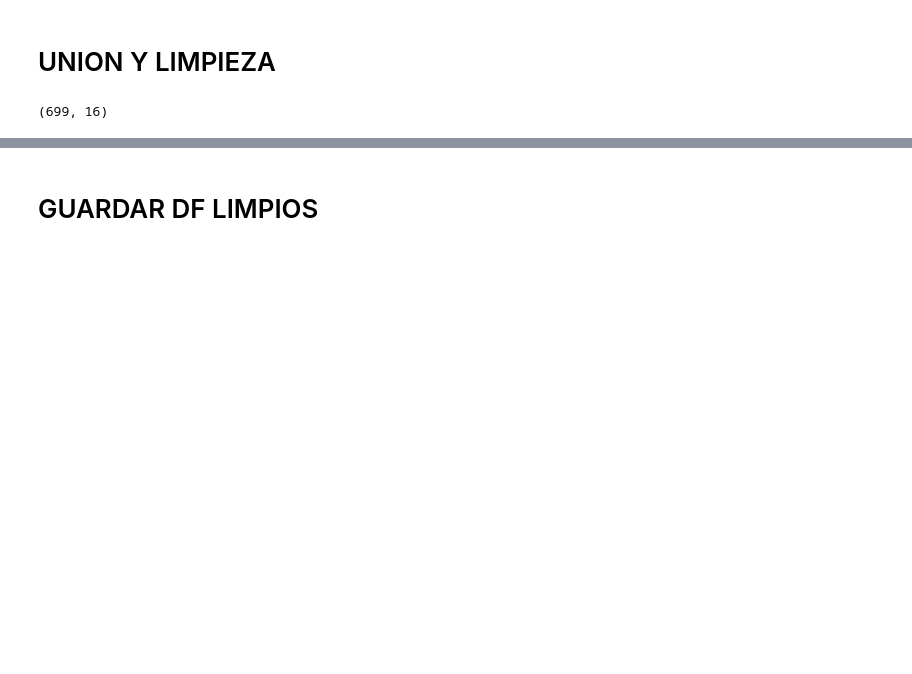
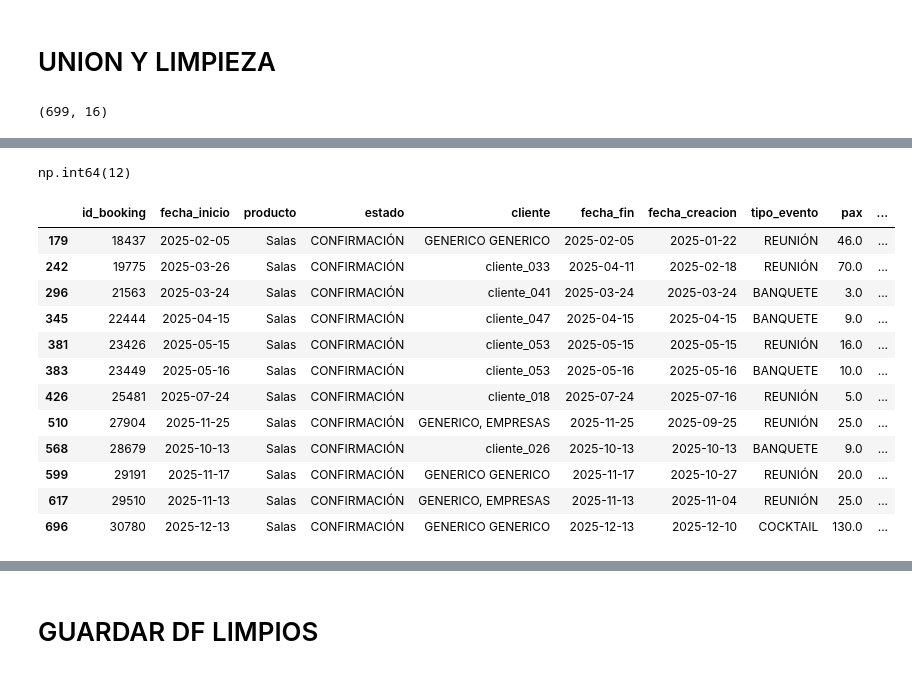
Before and after one commit to rinsunzaa/proyecto-da-promo-67-modulo-4-rocio, a Jupyter notebook: PROYECTO EVENTOS.ipynb, the cells around one changed output, grey strips where cells are left out. Drawn from its saved outputs; the diff is of its cells as text; code cells hidden in the pictures; blank space fills up the shorter version.

```diff
--- a/PROYECTO EVENTOS.ipynb
+++ b/PROYECTO EVENTOS.ipynb
@@ -445,0 +455,4 @@ print(df.shape)
+# %%
+df['fecha_inicio'] = df['fecha_inicio_x'].fillna(df['fecha_inicio_y'])
+df['cliente'] = df['cliente'].fillna(df['nombre_cliente'])
+df = df.drop(columns=['fecha_inicio_x', 'fecha_inicio_y', 'nombre_cliente'])
@@ -445,0 +468,4 @@ print(df.shape)
+# %%
+df = df[['id_booking', 'fecha_inicio', 'producto', 'estado', 'cliente',
+         'fecha_fin', 'fecha_creacion', 'tipo_evento', 'pax',
+         'total_evento', 'sala', 'fb', 'alojamiento']]
@@ -445,0 +490,2 @@ print(df.shape)
+# %%
+df[['total_evento','sala','fb','alojamiento']] = df[['total_evento','sala','fb','alojamiento']].fillna(0)
@@ -445,0 +510,2 @@ print(df.shape)
+# %%
+df['producto'] = df['producto'].fillna('Salas')
@@ -445,0 +521,21 @@ print(df.shape)
+# %%
+
+((df['total_evento'] == 0) & (df['estado'] == 'CONFIRMACIÓN')).sum()
+# %% [output]
+np.int64(12)
+# %%
+df[(df['total_evento'] == 0) & (df['estado'] == 'CONFIRMACIÓN')]
+# %% [output]
+|  | id_booking | fecha_inicio | producto | estado | cliente | fecha_fin | fecha_creacion | tipo_evento | pax | ... |
+| 179 | 18437 | 2025-02-05 | Salas | CONFIRMACIÓN | GENERICO GENERICO | 2025-02-05 | 2025-01-22 | REUNIÓN | 46.0 | ... |
+| 242 | 19775 | 2025-03-26 | Salas | CONFIRMACIÓN | cliente_033 | 2025-04-11 | 2025-02-18 | REUNIÓN | 70.0 | ... |
+| 296 | 21563 | 2025-03-24 | Salas | CONFIRMACIÓN | cliente_041 | 2025-03-24 | 2025-03-24 | BANQUETE | 3.0 | ... |
+| 345 | 22444 | 2025-04-15 | Salas | CONFIRMACIÓN | cliente_047 | 2025-04-15 | 2025-04-15 | BANQUETE | 9.0 | ... |
+| 381 | 23426 | 2025-05-15 | Salas | CONFIRMACIÓN | cliente_053 | 2025-05-15 | 2025-05-15 | REUNIÓN | 16.0 | ... |
+| 383 | 23449 | 2025-05-16 | Salas | CONFIRMACIÓN | cliente_053 | 2025-05-16 | 2025-05-16 | BANQUETE | 10.0 | ... |
+| 426 | 25481 | 2025-07-24 | Salas | CONFIRMACIÓN | cliente_018 | 2025-07-24 | 2025-07-16 | REUNIÓN | 5.0 | ... |
+| 510 | 27904 | 2025-11-25 | Salas | CONFIRMACIÓN | GENERICO, EMPRESAS | 2025-11-25 | 2025-09-25 | REUNIÓN | 25.0 | ... |
+| 568 | 28679 | 2025-10-13 | Salas | CONFIRMACIÓN | cliente_026 | 2025-10-13 | 2025-10-13 | BANQUETE | 9.0 | ... |
+| 599 | 29191 | 2025-11-17 | Salas | CONFIRMACIÓN | GENERICO GENERICO | 2025-11-17 | 2025-10-27 | REUNIÓN | 20.0 | ... |
+| 617 | 29510 | 2025-11-13 | Salas | CONFIRMACIÓN | GENERICO, EMPRESAS | 2025-11-13 | 2025-11-04 | REUNIÓN | 25.0 | ... |
+| 696 | 30780 | 2025-12-13 | Salas | CONFIRMACIÓN | GENERICO GENERICO | 2025-12-13 | 2025-12-10 | COCKTAIL | 130.0 | ... |
```
Also changed, not shown: parts of 17 cells of this notebook, 2 other files.
